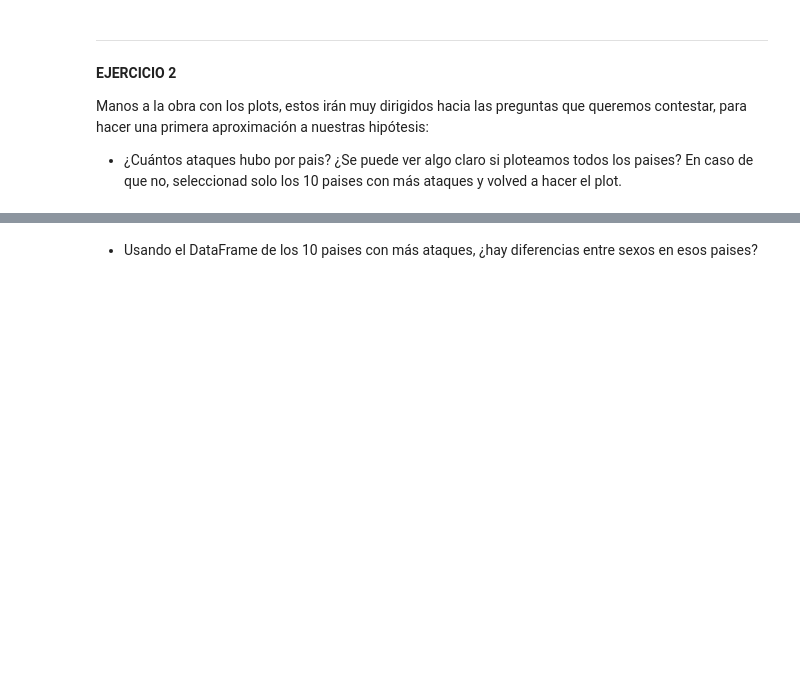
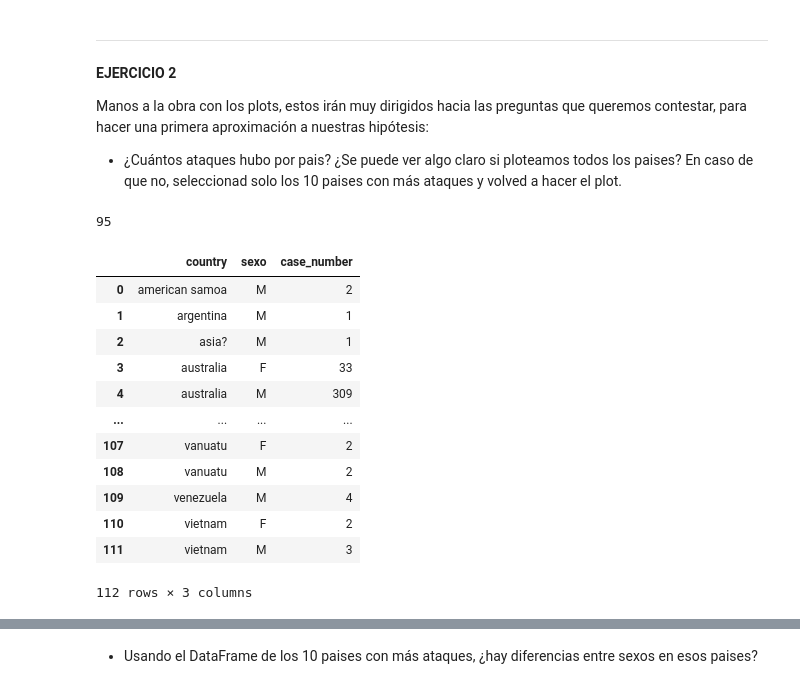
Before and after one commit to Adalab/DA-promo-c-modulo-2-sprint-2-Anahi-Mai, a Jupyter notebook: EDA/pp_eda_III.ipynb, the cells around one changed output, grey strips where cells are left out. Saved outputs shown, nothing was run; the diff lists cells and outputs as text; code cells hidden in the pictures; blank space fills up the shorter version.

```diff
--- a/EDA/pp_eda_III.ipynb
+++ b/EDA/pp_eda_III.ipynb
@@ -66,3 +80,25 @@ Estableced el tamaño de las figuras al inicio de vuestro jupyter para que todas
 Manos a la obra con los plots, estos irán muy dirigidos hacia las preguntas que queremos contestar, para hacer una primera aproximación a nuestras hipótesis:
 
 - ¿Cuántos ataques hubo por pais? ¿Se puede ver algo claro si ploteamos todos los paises? En caso de que no, seleccionad solo los 10 paises con más ataques y volved a hacer el plot.
+# %%
+len(df.country.value_counts())
+# %% [output]
+95
+# %%
+df_paises = df.groupby(['country', 'sexo'])['case_number'].count().reset_index()
+
+df_paises
+# %% [output]
+|  | country | sexo | case_number |
+| 0 | american samoa | M | 2 |
+| 1 | argentina | M | 1 |
+| 2 | asia? | M | 1 |
+| 3 | australia | F | 33 |
+| 4 | australia | M | 309 |
+| ... | ... | ... | ... |
+| 107 | vanuatu | F | 2 |
+| 108 | vanuatu | M | 2 |
+| 109 | venezuela | M | 4 |
+| 110 | vietnam | F | 2 |
+| 111 | vietnam | M | 3 |
+112 rows × 3 columns
```
Also changed, not shown: parts of 9 cells of this notebook, 2 other files.
